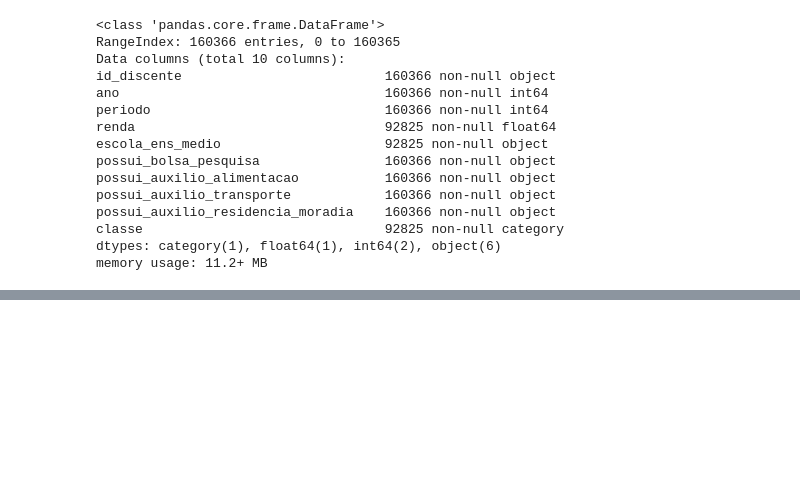
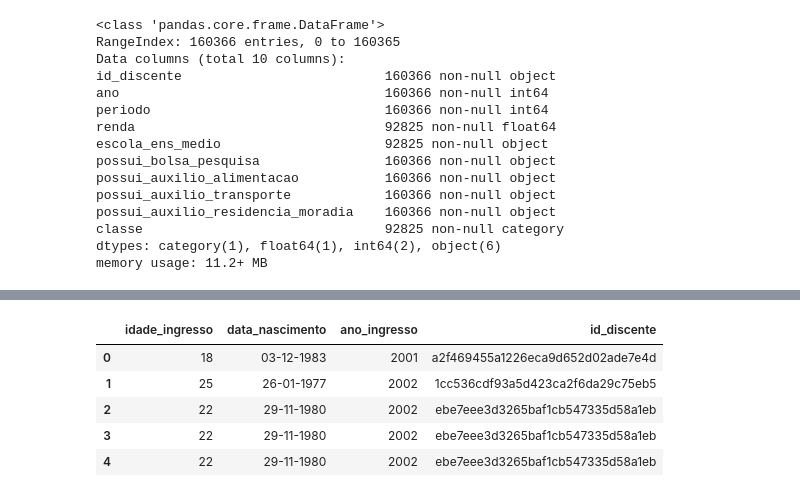
Before and after one commit to alvarofpp/imd0511-discentes, a Jupyter notebook: iolanda.ipynb, the cells around one changed output, grey strips where cells are left out. Saved outputs shown, nothing was run; the diff lists cells and outputs as text; code cells hidden in the pictures; blank space fills up the shorter version.

Commit message:
ADD: Cria seção de código que adiciona coluna idade_ingresso

```diff
--- a/iolanda.ipynb
+++ b/iolanda.ipynb
@@ -166,0 +156,26 @@ result.head()
+# %%
+result = pd.merge(dfs['complementares'], dfs['socioeconomicos'],  on='id_discente')
+
+# This section will recieve date of birth, then print a table filled with ages based on joined year
+ages = [] ## This will store all ages
+for index,row in result.iterrows():
+    if (isinstance(row['data_nascimento'],str)):
+        ages.append(row['ano_ingresso'] - int(row['data_nascimento'][6:10])) ## joined year - date of birth
+    else:
+        ages.append(-1)  ## If element is null
+
+## Creating table
+data_raw = {'idade_ingresso': ages, 'id_discente': result['id_discente']}
+ages_table = pd.DataFrame(data_raw, columns=['idade_ingresso', 'id_discente'])
+
+
+# Merge Original table with ages_table
+new_table = pd.merge( result, ages_table, on='id_discente')
+new_table.filter(items=['idade_ingresso', 'data_nascimento', 'ano_ingresso', 'id_discente']).head()
+# %% [output]
+|  | idade_ingresso | data_nascimento | ano_ingresso | id_discente |
+| 0 | 18 | 03-12-1983 | 2001 | a2f469455a1226eca9d652d02ade7e4d |
+| 1 | 25 | 26-01-1977 | 2002 | 1cc536cdf93a5d423ca2f6da29c75eb5 |
+| 2 | 22 | 29-11-1980 | 2002 | ebe7eee3d3265baf1cb547335d58a1eb |
+| 3 | 22 | 29-11-1980 | 2002 | ebe7eee3d3265baf1cb547335d58a1eb |
+| 4 | 22 | 29-11-1980 | 2002 | ebe7eee3d3265baf1cb547335d58a1eb |
```
Also changed, not shown: parts of 1 cell of this notebook.
